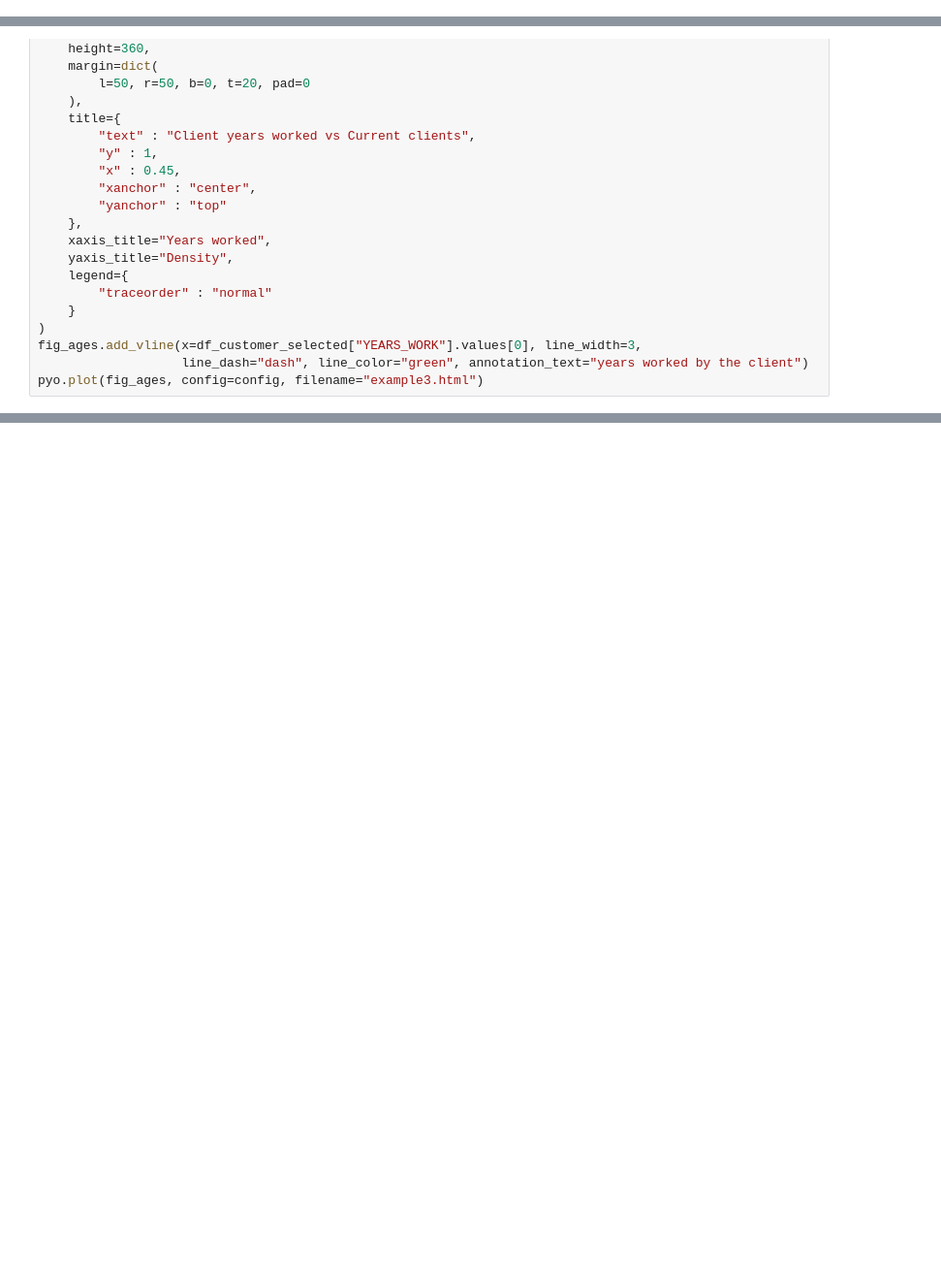
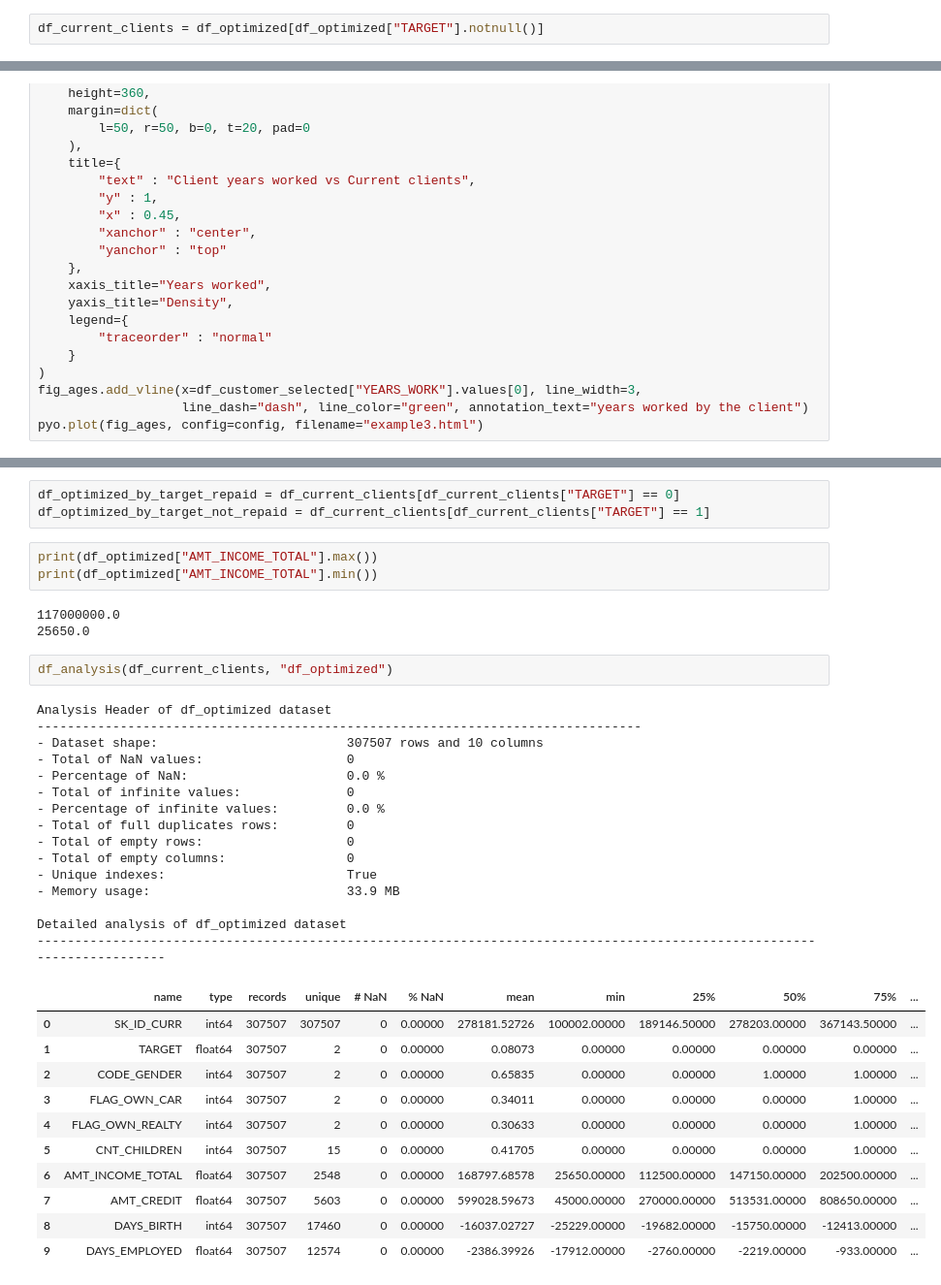
Before and after one commit to samirhinojosa/OC-P7-IMPLEMENT-A-SCORING-MODEL, a Jupyter notebook: notebooks/images.ipynb, the cells around one changed output, grey strips where cells are left out. Shown at 97% size. Saved outputs shown, nothing was run; the diff lists cells and outputs as text; blank space fills up the shorter version.

```diff
--- a/notebooks/images.ipynb
+++ b/notebooks/images.ipynb
@@ -78,3 +78,5 @@ Analysis Header of df_optimized dataset
 - Total of empty columns:                0
 - Unique indexes:                        True
 - Memory usage:                          27.2 MB
+# %%
+df_current_clients = df_optimized[df_optimized["TARGET"].notnull()]
@@ -214,0 +355,38 @@ pyo.plot(fig_ages, config=config, filename="example3.html")
+# %%
+df_optimized_by_target_repaid = df_current_clients[df_current_clients["TARGET"] == 0]
+df_optimized_by_target_not_repaid = df_current_clients[df_current_clients["TARGET"] == 1]
+# %%
+print(df_optimized["AMT_INCOME_TOTAL"].max())
+print(df_optimized["AMT_INCOME_TOTAL"].min())
+# %% [output]
+117000000.0
+25650.0
+# %%
+df_analysis(df_current_clients, "df_optimized")
+# %% [output]
+Analysis Header of df_optimized dataset
+--------------------------------------------------------------------------------
+- Dataset shape:                         307507 rows and 10 columns
+- Total of NaN values:                   0
+- Percentage of NaN:                     0.0 %
+- Total of infinite values:              0
+- Percentage of infinite values:         0.0 %
+- Total of full duplicates rows:         0
+- Total of empty rows:                   0
+- Total of empty columns:                0
+- Unique indexes:                        True
+- Memory usage:                          33.9 MB
+
+Detailed analysis of df_optimized dataset
+------------------------------------------------------------------------------------------------------------------------
+|  | name | type | records | unique | # NaN | % NaN | mean | min | 25% | 50% | 75% | ... |
+| 0 | SK_ID_CURR | int64 | 307507 | 307507 | 0 | 0.00000 | 278181.52726 | 100002.00000 | 189146.50000 | 278203.00000 | 367143.50000 | ... |
+| 1 | TARGET | float64 | 307507 | 2 | 0 | 0.00000 | 0.08073 | 0.00000 | 0.00000 | 0.00000 | 0.00000 | ... |
+| 2 | CODE_GENDER | int64 | 307507 | 2 | 0 | 0.00000 | 0.65835 | 0.00000 | 0.00000 | 1.00000 | 1.00000 | ... |
+| 3 | FLAG_OWN_CAR | int64 | 307507 | 2 | 0 | 0.00000 | 0.34011 | 0.00000 | 0.00000 | 0.00000 | 1.00000 | ... |
+| 4 | FLAG_OWN_REALTY | int64 | 307507 | 2 | 0 | 0.00000 | 0.30633 | 0.00000 | 0.00000 | 0.00000 | 1.00000 | ... |
+| 5 | CNT_CHILDREN | int64 | 307507 | 15 | 0 | 0.00000 | 0.41705 | 0.00000 | 0.00000 | 0.00000 | 1.00000 | ... |
+| 6 | AMT_INCOME_TOTAL | float64 | 307507 | 2548 | 0 | 0.00000 | 168797.68578 | 25650.00000 | 112500.00000 | 147150.00000 | 202500.00000 | ... |
+| 7 | AMT_CREDIT | float64 | 307507 | 5603 | 0 | 0.00000 | 599028.59673 | 45000.00000 | 270000.00000 | 513531.00000 | 808650.00000 | ... |
+| 8 | DAYS_BIRTH | int64 | 307507 | 17460 | 0 | 0.00000 | -16037.02727 | -25229.00000 | -19682.00000 | -15750.00000 | -12413.00000 | ... |
+| 9 | DAYS_EMPLOYED | float64 | 307507 | 12574 | 0 | 0.00000 | -2386.39926 | -17912.00000 | -2760.00000 | -2219.00000 | -933.00000 | ... |
```
Also changed, not shown: parts of 21 cells of this notebook, 6 other files.
